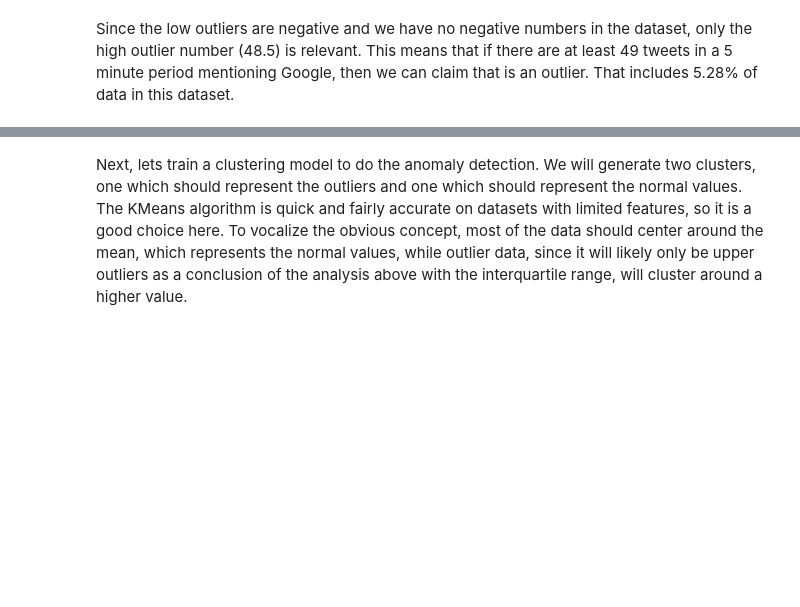
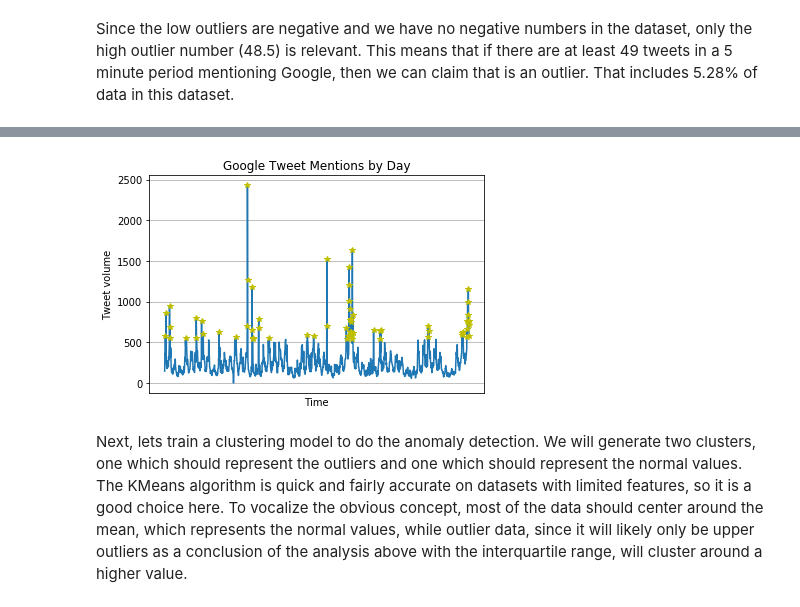
Before and after one commit to mdsvoren/eecs731-project6, a Jupyter notebook: notebooks/Project 6 - Anomaly Detection.ipynb, the cells around one changed output, grey strips where cells are left out. Drawn from its saved outputs; the diff is of its cells as text; code cells hidden in the pictures; blank space fills up the shorter version.

```diff
--- a/notebooks/Project 6 - Anomaly Detection.ipynb
+++ b/notebooks/Project 6 - Anomaly Detection.ipynb
@@ -101,3 +112,23 @@ value        0.052771
 dtype: float64
 # %% [markdown]
 Since the low outliers are negative and we have no negative numbers in the dataset, only the high outlier number (48.5) is relevant. This means that if there are at least 49 tweets in a 5 minute period mentioning Google, then we can claim that is an outlier. That includes 5.28% of data in this dataset.
+# %%
+fig, ax = plt.subplots()
+ax.plot(original.index, original['value'])
+years = mdates.YearLocator()
+yearsFmt = mdates.DateFormatter('%Y')
+ax.xaxis.set_major_locator(years)
+ax.xaxis.set_major_formatter(yearsFmt)
+
+print(original.head())
+ax.set(xlabel='Time', ylabel='Tweet volume',
+       title='Google Tweet Mentions by Day')
+ax.grid()
+for i, row in original.iterrows():
+    if (row['value'] >= high):
+        ax.plot(i, original['value'][i], 'y*')
+plt.show()
+
+
+#plt.plot(x[mask2], y[mask2], 'x')
+# %% [output]
@@ -104,3 +142,4 @@ Since the low outliers are negative and we have no negative numbers in the datas
+[figure, added]
 # %% [markdown]
 Next, lets train a clustering model to do the anomaly detection. We will generate two clusters, one which should represent the outliers and one which should represent the normal values. The KMeans algorithm is quick and fairly accurate on datasets with limited features, so it is a good choice here. To vocalize the obvious concept, most of the data should center around the mean, which represents the normal values, while outlier data, since it will likely only be upper outliers as a conclusion of the analysis above with the interquartile range, will cluster around a higher value.
 # %%
```
Also changed, not shown: parts of 11 cells of this notebook.
